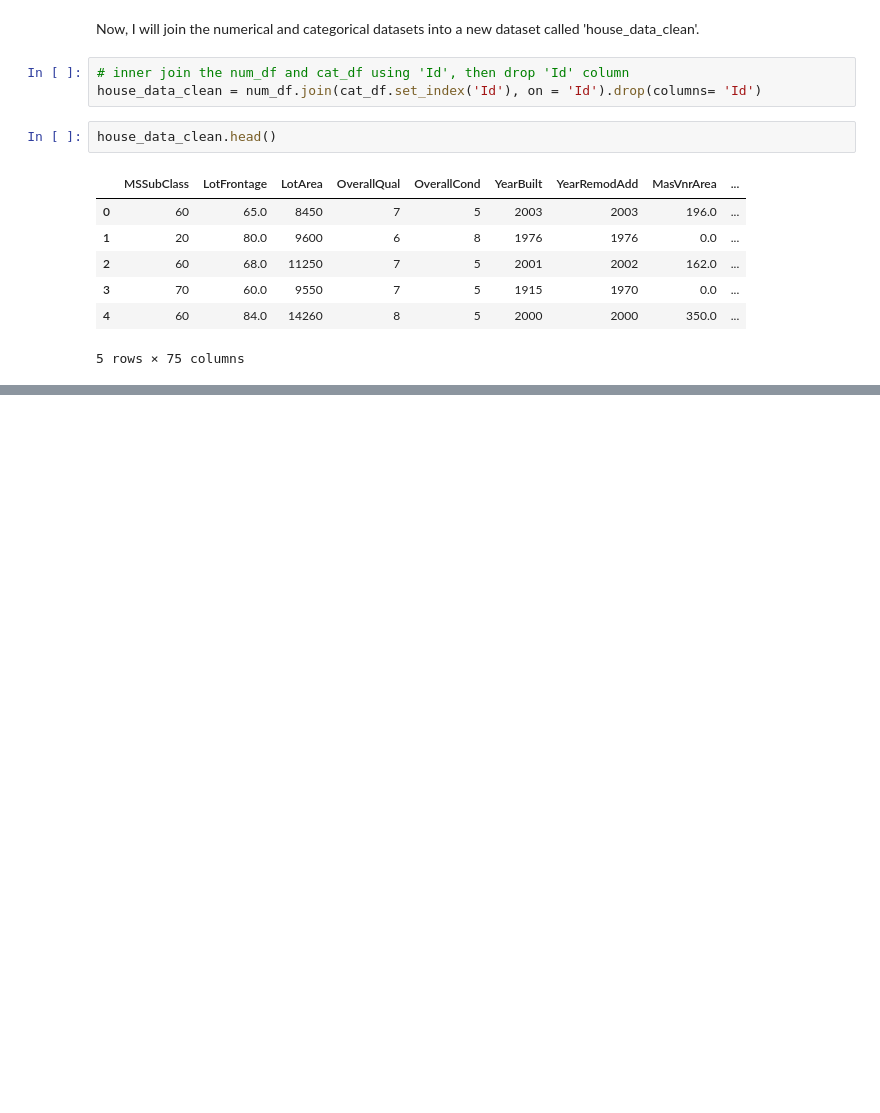
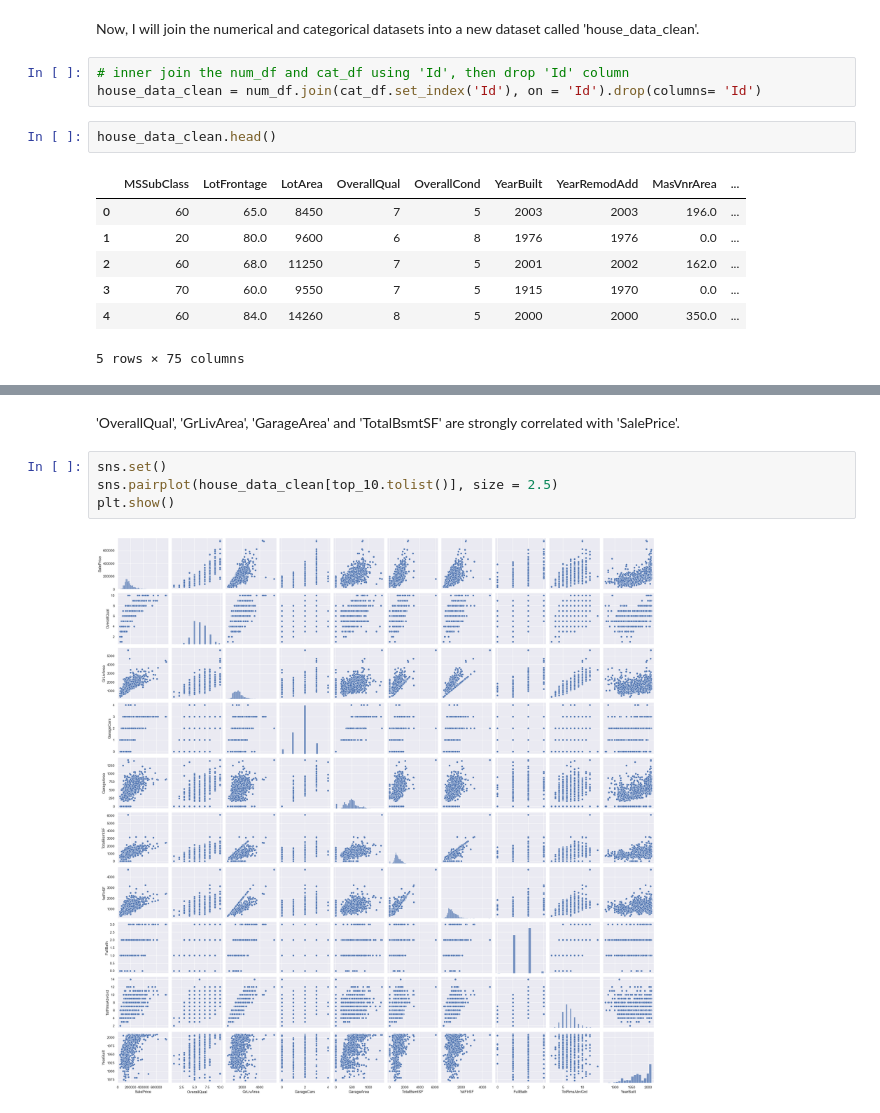
Before and after one commit to alexbui96/springboard, a Jupyter notebook: house_pricing_project/data_cleaning.ipynb, the cells around one changed output, grey strips where cells are left out. Drawn from its saved outputs; the diff is of its cells as text; blank space fills up the shorter version.

```diff
--- a/house_pricing_project/data_cleaning.ipynb
+++ b/house_pricing_project/data_cleaning.ipynb
@@ -290,0 +347,8 @@ house_data_clean.head()
+# %% [markdown]
+'OverallQual', 'GrLivArea', 'GarageArea' and 'TotalBsmtSF' are strongly correlated with 'SalePrice'.
+# %%
+sns.set()
+sns.pairplot(house_data_clean[top_10.tolist()], size = 2.5)
+plt.show()
+# %% [output]
+[figure, added]
```
Also changed, not shown: parts of 10 cells of this notebook.
